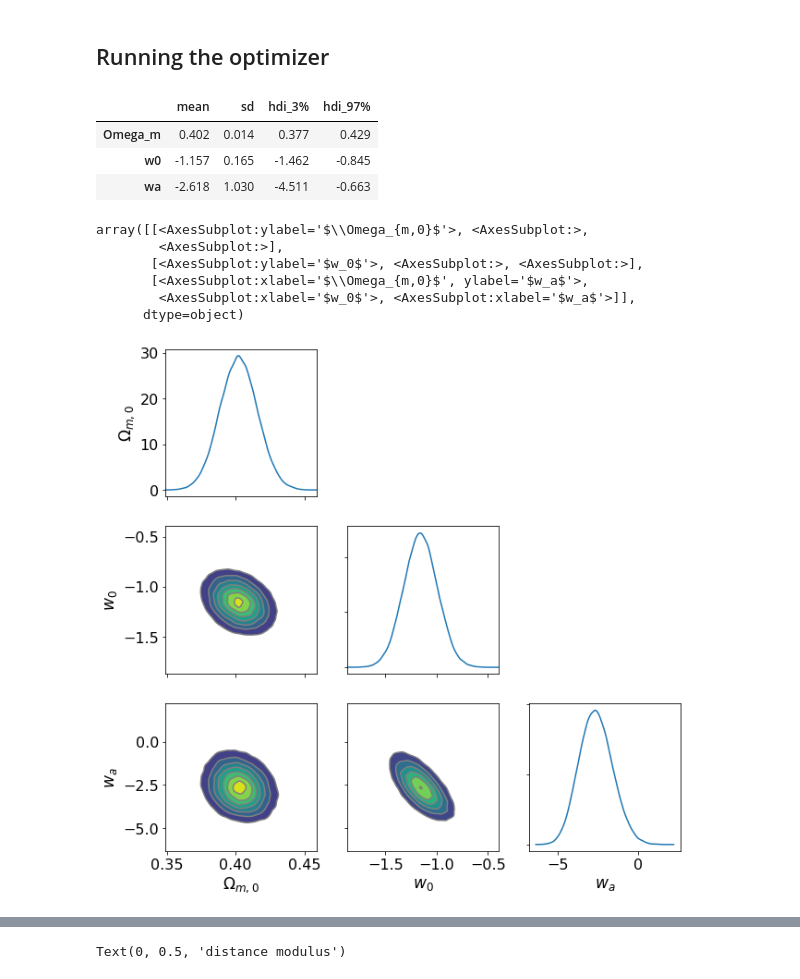
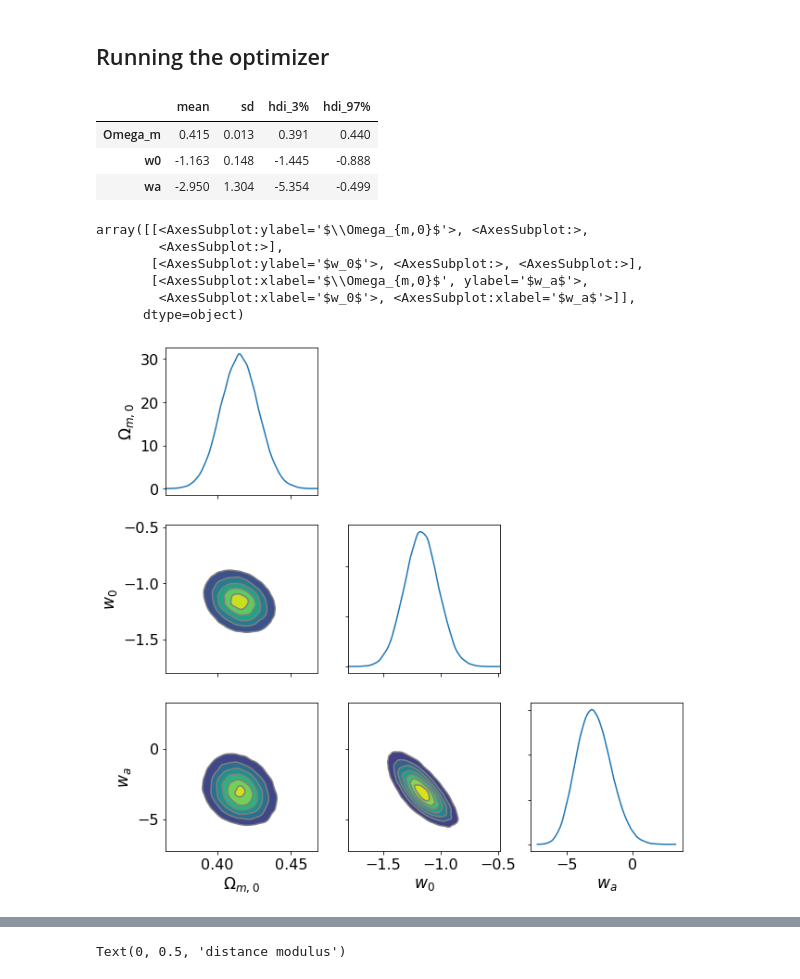
Before and after one commit to jakobk123/SN1a, a Jupyter notebook: notebooks/Jax_cosmo_test.ipynb, the cells around one changed output, grey strips where cells are left out. Drawn from its saved outputs; the diff is of its cells as text; code cells hidden in the pictures.

```diff
--- a/notebooks/Jax_cosmo_test.ipynb
+++ b/notebooks/Jax_cosmo_test.ipynb
@@ -62,7 +66,8 @@ Text(0, 0.5, 'distance modulus')
 # %% [markdown]
 ## Setting up the model
 # %%
-def model_cpl(x, y, cov):
+def model_cpl(x, y, sig):
+    cov = jnp.diag(sig**2)
     Omega_m = sample("Omega_m", dist.Uniform(0,1))
     w0 = sample("w0", dist.Uniform(-10, 10))
     wa = sample("wa", dist.Uniform(-10,10))
@@ -80,40 +85,40 @@ guide_cpl = AutoMultivariateNormal(model_cpl,
 # %%
 svi = SVI(model_cpl,
     guide_cpl,
-    adam(0.0001),
+    adam(0.01),
     Trace_ELBO(),
     x = z,
     y = dist_mod,
-    cov = cov
+    sig = sigma
 )
 # %%
-svi_result = svi.run(subkey2, 30000)
+svi_result = svi.run(subkey2, 5000)
 # %%
 samples = guide_cpl.sample_posterior(subkey3, svi_result.params, (100000,))
-idata = az.from_dict(samples)
+idata_num = az.from_dict(samples)
 # %%
-az.summary(idata, kind='stats')
+az.summary(idata_num, kind='stats')
 # %% [output]
 |  | mean | sd | hdi_3% | hdi_97% |
-| Omega_m | 0.402 | 0.014 | 0.377 | 0.429 |
-| w0 | -1.157 | 0.165 | -1.462 | -0.845 |
-| wa | -2.618 | 1.030 | -4.511 | -0.663 |
+| Omega_m | 0.415 | 0.013 | 0.391 | 0.440 |
+| w0 | -1.163 | 0.148 | -1.445 | -0.888 |
+| wa | -2.950 | 1.304 | -5.354 | -0.499 |
 # %%
 var_dict = {"Omega_m" : r"$\Omega_{m,0}$",
                "w0" :  r"$w_0$",
                "wa" : r"$w_a$"}
 
 labeller = az.labels.MapLabeller(var_name_map=var_dict)
 
-az.plot_pair(idata, kind='kde', marginals=True, figsize=(10,10), textsize=16, contour=False, labeller=labeller)
+az.plot_pair(idata_num, kind='kde', marginals=True, figsize=(10,10), textsize=16, contour=False, labeller=labeller)
 # %% [output]
 array([[<AxesSubplot:ylabel='$\\Omega_{m,0}$'>, <AxesSubplot:>,
         <AxesSubplot:>],
        [<AxesSubplot:ylabel='$w_0$'>, <AxesSubplot:>, <AxesSubplot:>],
        [<AxesSubplot:xlabel='$\\Omega_{m,0}$', ylabel='$w_a$'>,
         <AxesSubplot:xlabel='$w_0$'>, <AxesSubplot:xlabel='$w_a$'>]],
       dtype=object)
-[figure, old version]
+[figure, new version]
 # %%
 plt.plot(svi_result.losses)
 # %% [output]
```
Also changed, not shown: parts of 11 cells of this notebook.
